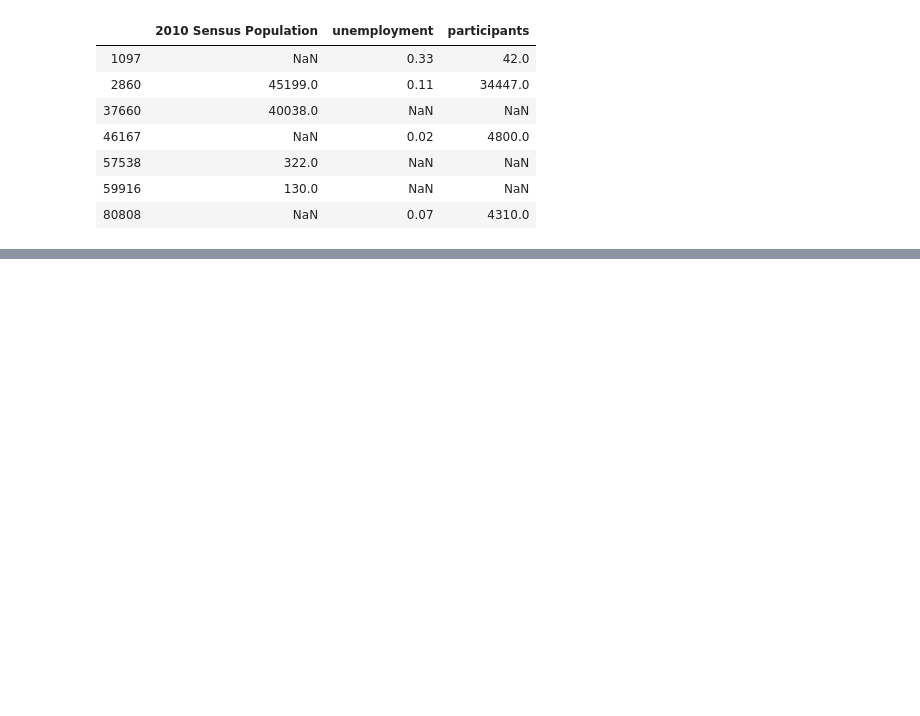
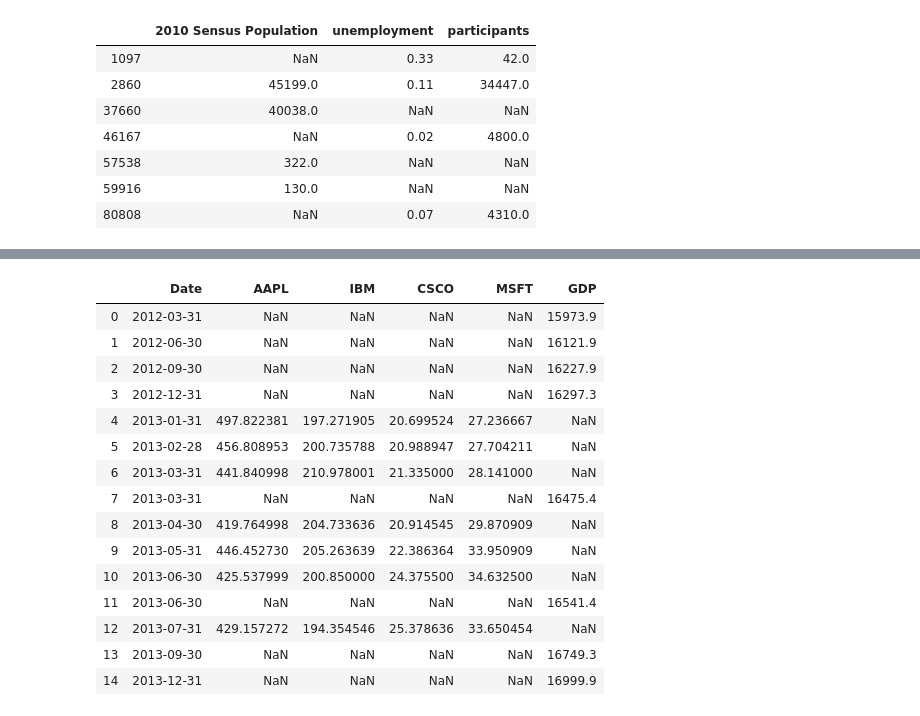
Before and after one commit to BeTKH/DataScieneinPython, a Jupyter notebook: 6. Merging DataFrames.ipynb, the cells around one changed output, grey strips where cells are left out. Drawn from its saved outputs; the diff is of its cells as text; code cells hidden in the pictures; blank space fills up the shorter version.

```diff
--- a/6. Merging DataFrames.ipynb
+++ b/6. Merging DataFrames.ipynb
@@ -1371,0 +1923,3 @@ pd.concat([population, unemployment], axis=1, join='outer')
+# %%
+stocks = pd.read_csv('stocks-2013.csv')
+stocks
@@ -1371,0 +1935,3 @@ pd.concat([population, unemployment], axis=1, join='outer')
+# %%
+gdp = pd.read_csv('gdp.csv')
+gdp
@@ -1371,0 +1948,20 @@ pd.concat([population, unemployment], axis=1, join='outer')
+# %%
+#ordered merge
+pd.merge_ordered(stocks, gdp, on='Date')
+# %% [output]
+|  | Date | AAPL | IBM | CSCO | MSFT | GDP |
+| 0 | 2012-03-31 | NaN | NaN | NaN | NaN | 15973.9 |
+| 1 | 2012-06-30 | NaN | NaN | NaN | NaN | 16121.9 |
+| 2 | 2012-09-30 | NaN | NaN | NaN | NaN | 16227.9 |
+| 3 | 2012-12-31 | NaN | NaN | NaN | NaN | 16297.3 |
+| 4 | 2013-01-31 | 497.822381 | 197.271905 | 20.699524 | 27.236667 | NaN |
+| 5 | 2013-02-28 | 456.808953 | 200.735788 | 20.988947 | 27.704211 | NaN |
+| 6 | 2013-03-31 | 441.840998 | 210.978001 | 21.335000 | 28.141000 | NaN |
+| 7 | 2013-03-31 | NaN | NaN | NaN | NaN | 16475.4 |
+| 8 | 2013-04-30 | 419.764998 | 204.733636 | 20.914545 | 29.870909 | NaN |
+| 9 | 2013-05-31 | 446.452730 | 205.263639 | 22.386364 | 33.950909 | NaN |
+| 10 | 2013-06-30 | 425.537999 | 200.850000 | 24.375500 | 34.632500 | NaN |
+| 11 | 2013-06-30 | NaN | NaN | NaN | NaN | 16541.4 |
+| 12 | 2013-07-31 | 429.157272 | 194.354546 | 25.378636 | 33.650454 | NaN |
+| 13 | 2013-09-30 | NaN | NaN | NaN | NaN | 16749.3 |
+| 14 | 2013-12-31 | NaN | NaN | NaN | NaN | 16999.9 |
```
Also changed, not shown: parts of 73 cells of this notebook.
